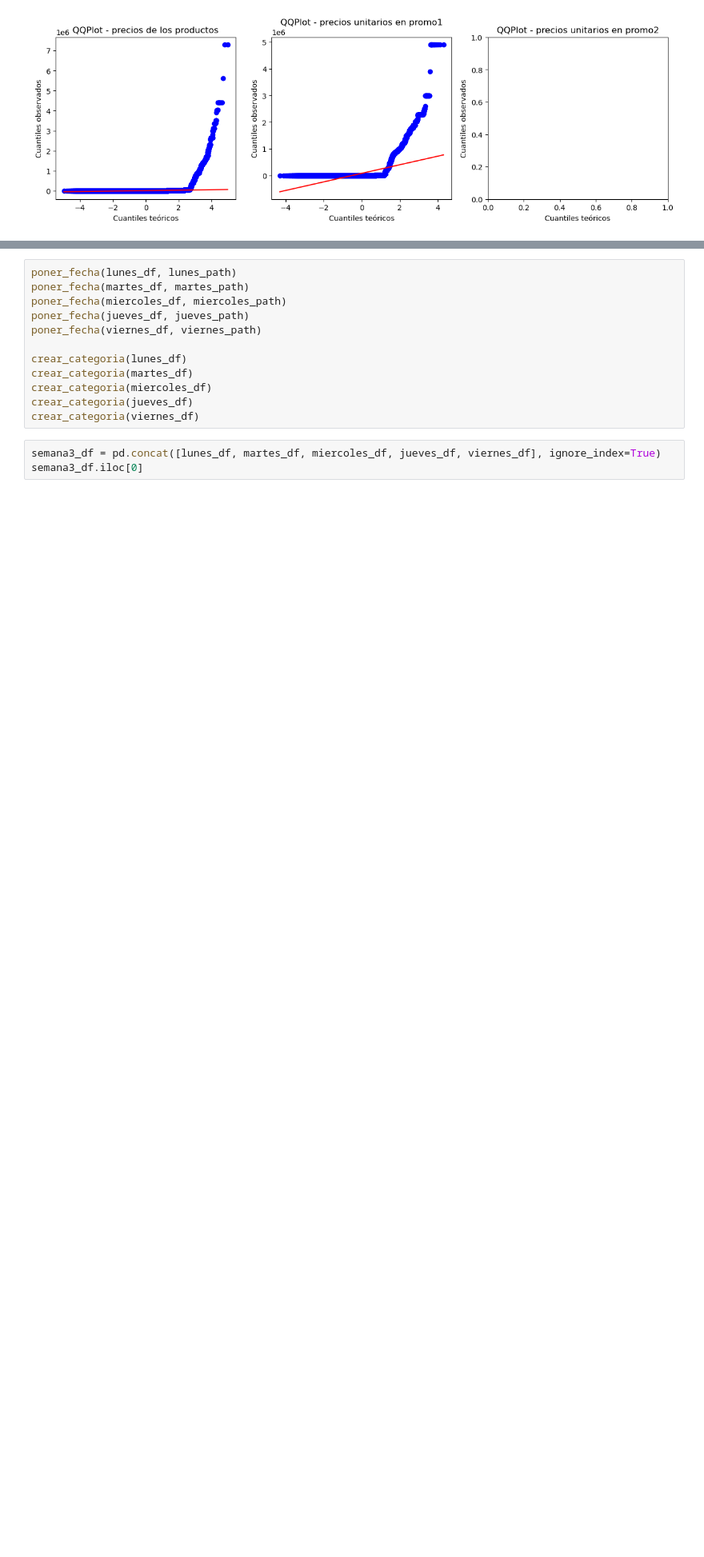
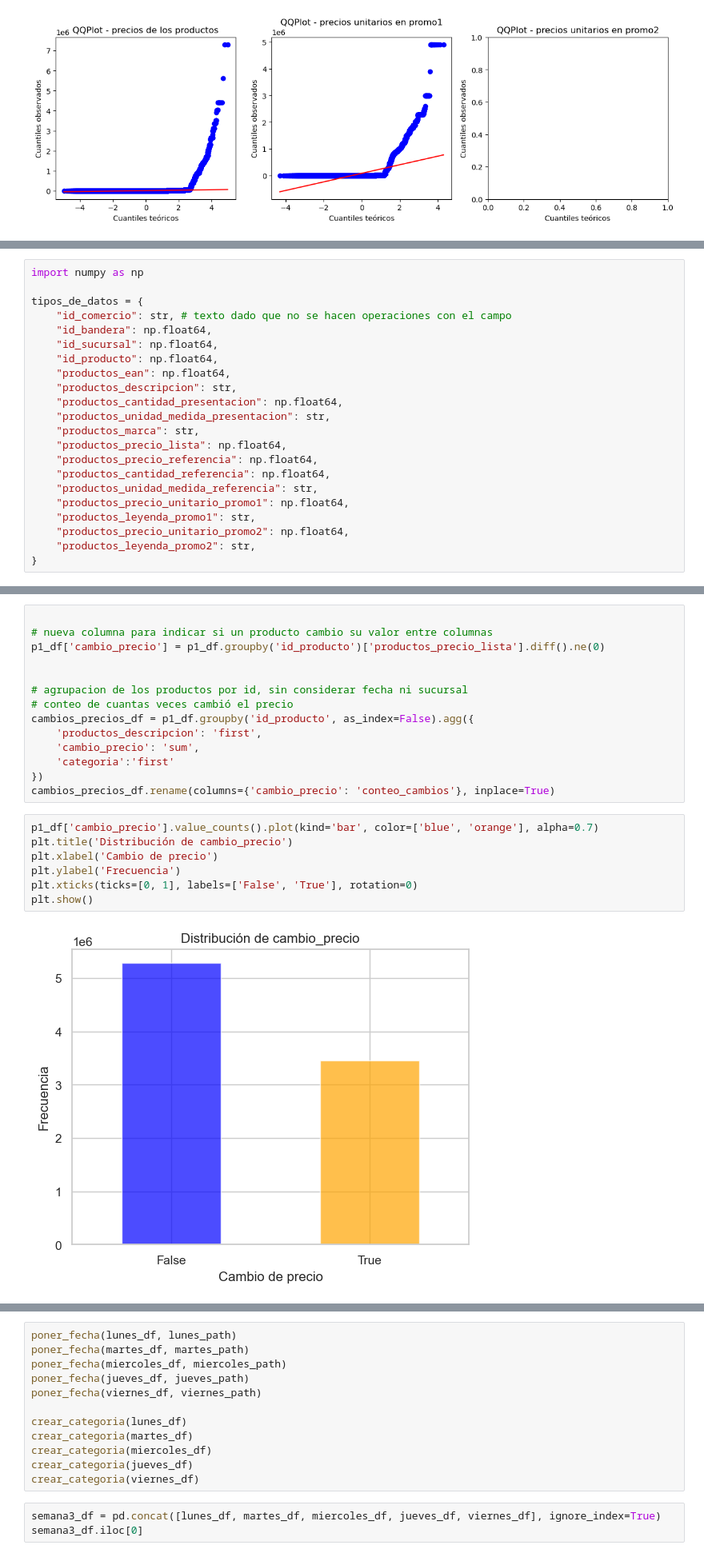
Before and after one commit to MMarck/AdD_proyecto, a Jupyter notebook: proyecto.ipynb, the cells around one changed output, grey strips where cells are left out. Shown at 80% size. Cells and saved outputs as stored; diff of their text form; blank space fills up the shorter version.

Commit message:
feat: graficos para responder la primera pregunta

```diff
--- a/proyecto.ipynb
+++ b/proyecto.ipynb
@@ -132,2 +137,24 @@ def poner_fecha(df, file_path):
 def crear_categoria(df):
     df['categoria'] = df['productos_descripcion'].apply(lambda x: str(x).split()[0].lower())
+# %%
+import numpy as np
+
+tipos_de_datos = {
+    "id_comercio": str, # texto dado que no se hacen operaciones con el campo
+    "id_bandera": np.float64,
+    "id_sucursal": np.float64,
+    "id_producto": np.float64,
+    "productos_ean": np.float64,
+    "productos_descripcion": str,
+    "productos_cantidad_presentacion": np.float64,
+    "productos_unidad_medida_presentacion": str,
+    "productos_marca": str,
+    "productos_precio_lista": np.float64,
+    "productos_precio_referencia": np.float64,
+    "productos_cantidad_referencia": np.float64,
+    "productos_unidad_medida_referencia": str,
+    "productos_precio_unitario_promo1": np.float64,
+    "productos_leyenda_promo1": str,
+    "productos_precio_unitario_promo2": np.float64,
+    "productos_leyenda_promo2": str,
+}
@@ -133,0 +238,23 @@ def crear_categoria(df):
+# %%
+
+# nueva columna para indicar si un producto cambio su valor entre columnas
+p1_df['cambio_precio'] = p1_df.groupby('id_producto')['productos_precio_lista'].diff().ne(0)
+
+
+# agrupacion de los productos por id, sin considerar fecha ni sucursal
+# conteo de cuantas veces cambió el precio
+cambios_precios_df = p1_df.groupby('id_producto', as_index=False).agg({
+    'productos_descripcion': 'first',
+    'cambio_precio': 'sum',
+    'categoria':'first'
+})
+cambios_precios_df.rename(columns={'cambio_precio': 'conteo_cambios'}, inplace=True)
+# %%
+p1_df['cambio_precio'].value_counts().plot(kind='bar', color=['blue', 'orange'], alpha=0.7)
+plt.title('Distribución de cambio_precio')
+plt.xlabel('Cambio de precio')
+plt.ylabel('Frecuencia')
+plt.xticks(ticks=[0, 1], labels=['False', 'True'], rotation=0)
+plt.show()
+# %% [output]
+[figure, added]
```
Also changed, not shown: parts of 17 cells of this notebook.
